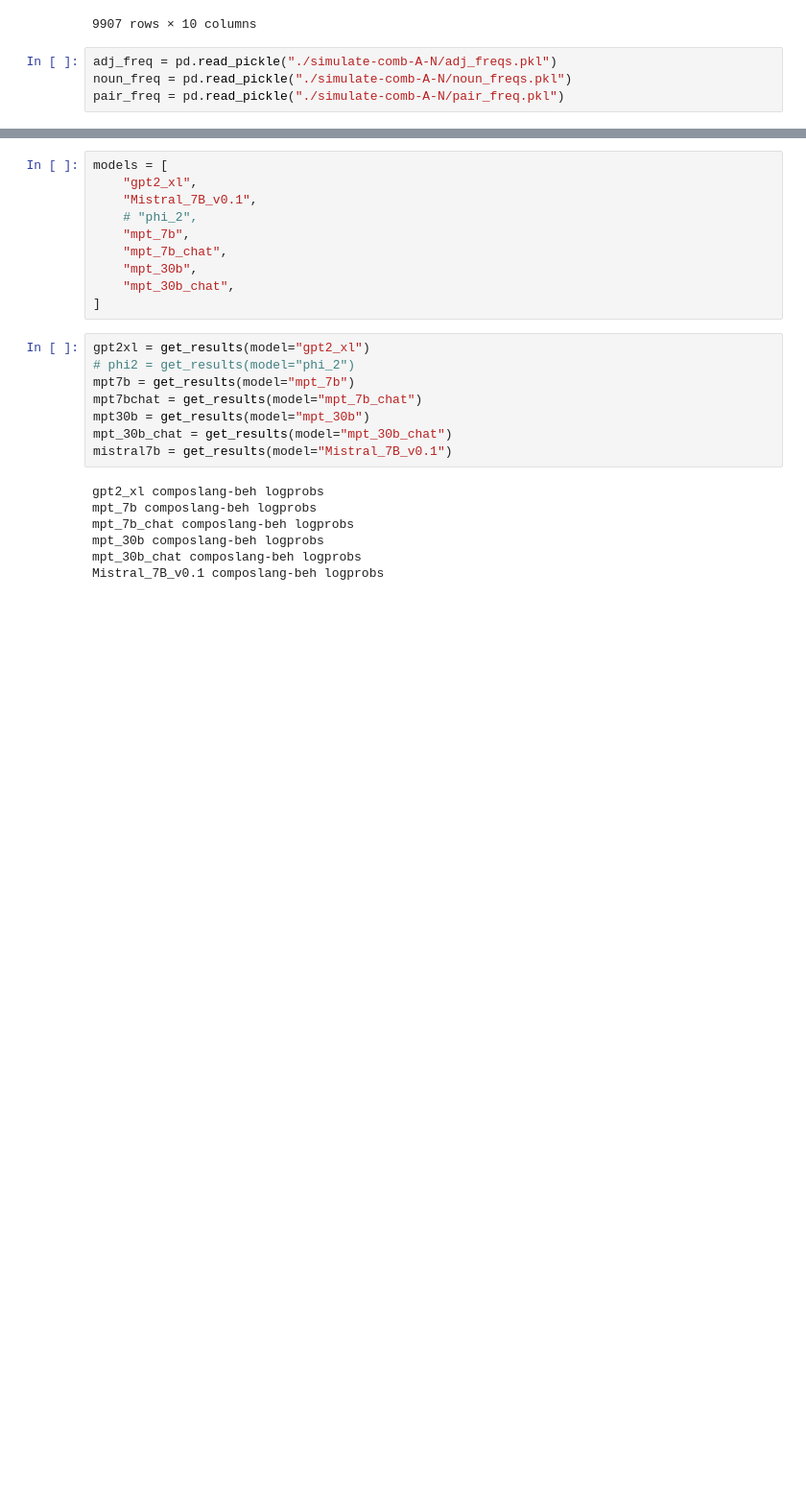
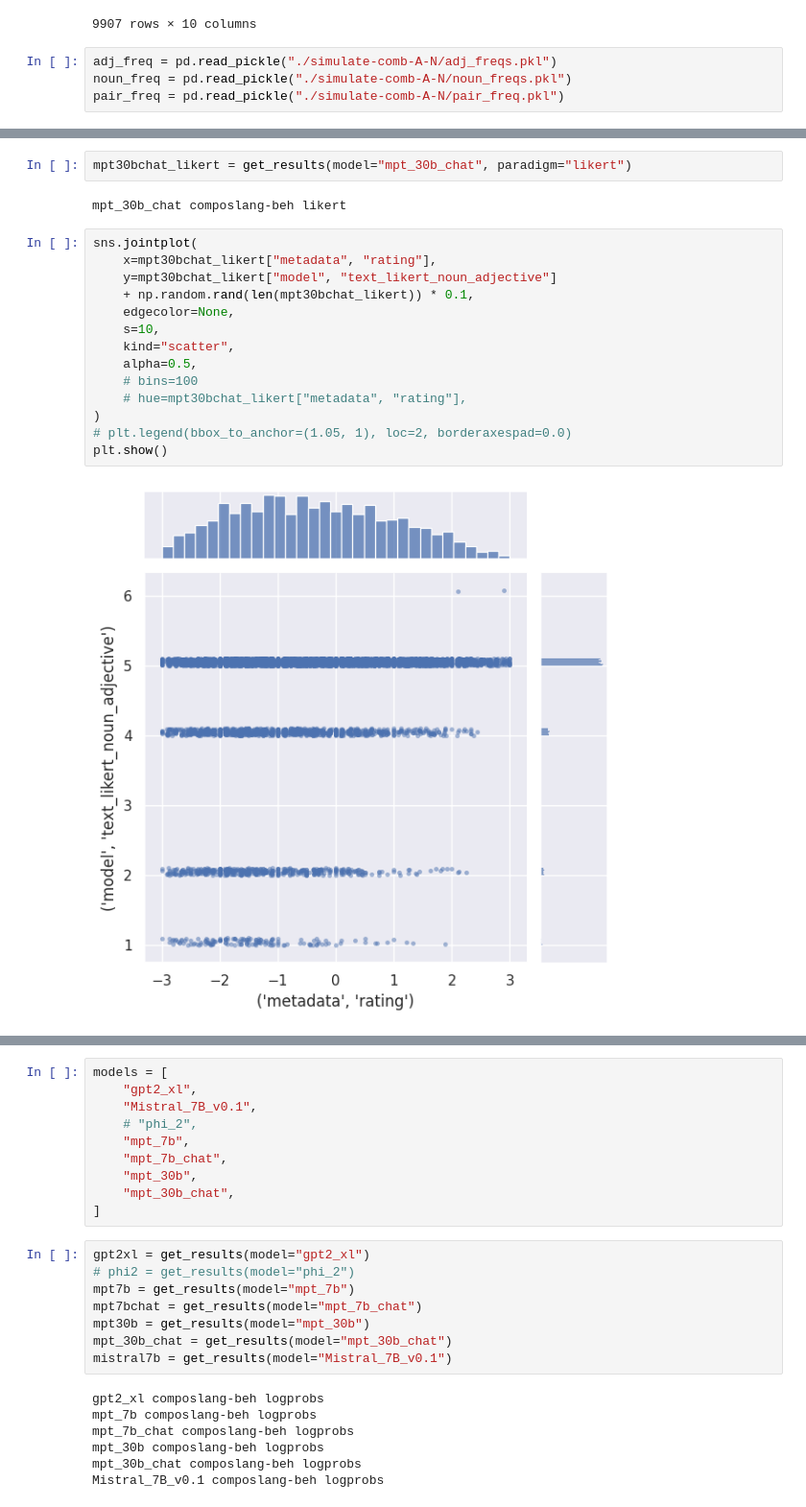
Before and after one commit to roccoflint/composlang_ud, a Jupyter notebook: notebooks/figure-4-llm-human-data.ipynb, the cells around one changed output, grey strips where cells are left out. Shown at 96% size. Saved outputs shown, nothing was run; the diff lists cells and outputs as text; blank space fills up the shorter version.

```diff
--- a/notebooks/figure-4-llm-human-data.ipynb
+++ b/notebooks/figure-4-llm-human-data.ipynb
@@ -126,2 +130,22 @@ def get_results(
 
     return results.sort_index(axis=1)
+# %%
+mpt30bchat_likert = get_results(model="mpt_30b_chat", paradigm="likert")
+# %% [output]
+mpt_30b_chat composlang-beh likert
+# %%
+sns.jointplot(
+    x=mpt30bchat_likert["metadata", "rating"],
+    y=mpt30bchat_likert["model", "text_likert_noun_adjective"]
+    + np.random.rand(len(mpt30bchat_likert)) * 0.1,
+    edgecolor=None,
+    s=10,
+    kind="scatter",
+    alpha=0.5,
+    # bins=100
+    # hue=mpt30bchat_likert["metadata", "rating"],
+)
+# plt.legend(bbox_to_anchor=(1.05, 1), loc=2, borderaxespad=0.0)
+plt.show()
+# %% [output]
+[figure, added]
```
Also changed, not shown: parts of 9 cells of this notebook, 2 other files.
